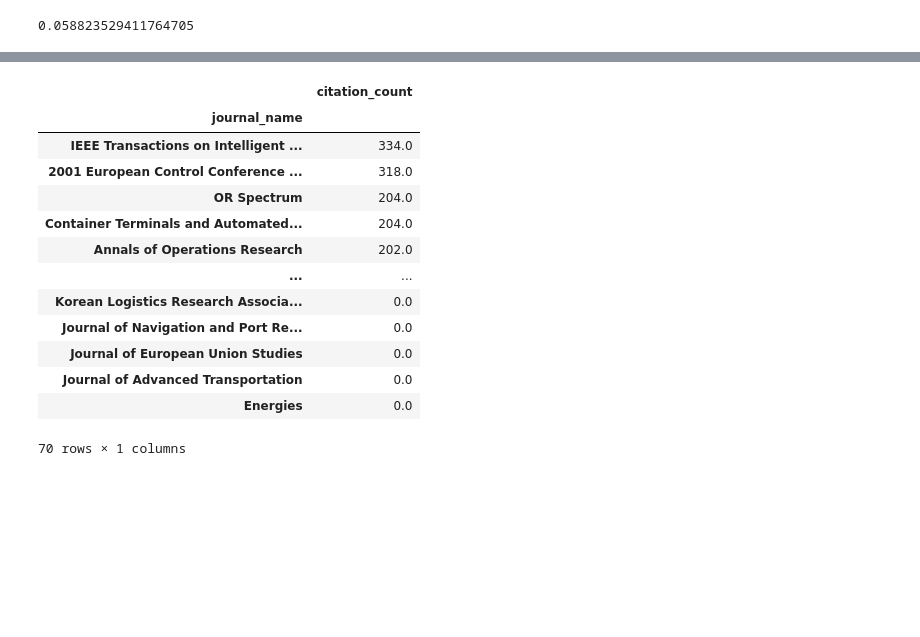
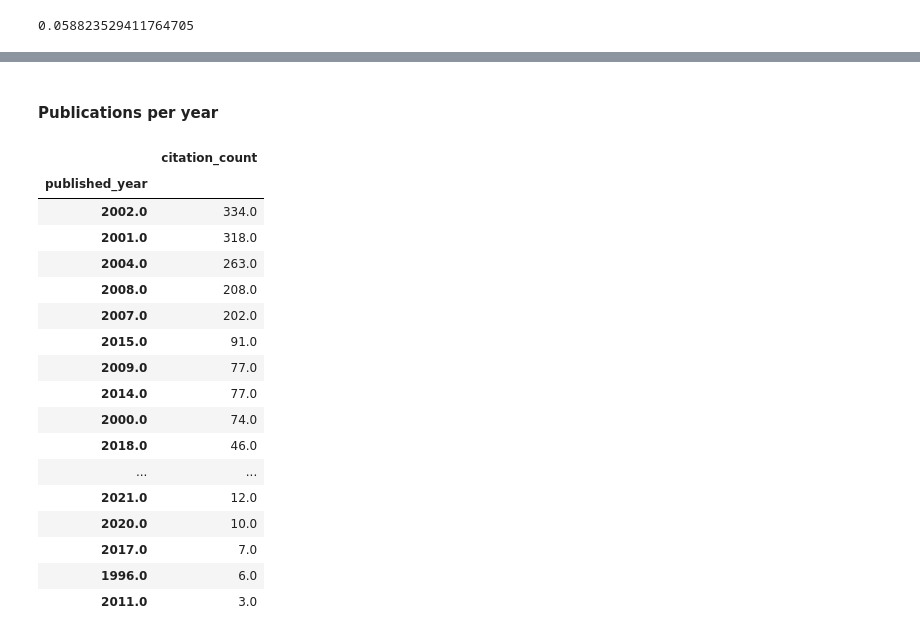
Before and after one commit to jhupiterz/research-analytics, a Jupyter notebook: Notebooks/test_other_apis.ipynb, the cells around one changed output, grey strips where cells are left out. Saved outputs shown, nothing was run; the diff lists cells and outputs as text; code cells hidden in the pictures; blank space fills up the shorter version.

Commit message:
EDA + basic intel

```diff
--- a/Notebooks/test_other_apis.ipynb
+++ b/Notebooks/test_other_apis.ipynb
@@ -147,2 +158,4 @@ enriched_df.to_csv('../data/enriched_data.csv', header=True, index=False)
 # %%
-enriched_df_copy = enriched_df
+enriched_df = pd.read_csv('../data/enriched_data.csv')
+enriched_df['key_words'] = enriched_df['key_words'].apply(ast.literal_eval)
+enriched_df
@@ -149 +176,4 @@ enriched_df_copy = enriched_df
+# %%
+# Conversion of tuple columns
+enriched_df['published_date'] =  pd.to_datetime(enriched_df['published_date'], errors='coerce')
 # %%
@@ -171,3 +198,8 @@ accessibility
 # Only 5.9% of the publications on the topic are published in open access journals
 # %% [output]
 0.058823529411764705
+# %%
+published_year = []
+for index, row in enriched_df.iterrows():
+    published_year.append(row.published_date.year)
+enriched_df['published_year'] = published_year
@@ -174,17 +222,23 @@ accessibility
+# %% [markdown]
+#### Publications per year
 # %%
-enriched_df_copy.groupby('journal_name').sum().sort_values('citation_count', ascending=False)
+enriched_df.groupby('published_year').sum().sort_values('citation_count', ascending=False)
 # %% [output]
 |  | citation_count |
-| journal_name |  |
-| IEEE Transactions on Intelligent ... | 334.0 |
-| 2001 European Control Conference ... | 318.0 |
-| OR Spectrum | 204.0 |
-| Container Terminals and Automated... | 204.0 |
-| Annals of Operations Research | 202.0 |
+| published_year |  |
+| 2002.0 | 334.0 |
+| 2001.0 | 318.0 |
+| 2004.0 | 263.0 |
+| 2008.0 | 208.0 |
+| 2007.0 | 202.0 |
+| 2015.0 | 91.0 |
+| 2009.0 | 77.0 |
+| 2014.0 | 77.0 |
+| 2000.0 | 74.0 |
+| 2018.0 | 46.0 |
 | ... | ... |
-| Korean Logistics Research Associa... | 0.0 |
-| Journal of Navigation and Port Re... | 0.0 |
-| Journal of European Union Studies | 0.0 |
-| Journal of Advanced Transportation | 0.0 |
-| Energies | 0.0 |
+| 2021.0 | 12.0 |
+| 2020.0 | 10.0 |
+| 2017.0 | 7.0 |
+| 1996.0 | 6.0 |
+| 2011.0 | 3.0 |
-70 rows × 1 columns
```
Also changed, not shown: parts of 30 cells of this notebook.
